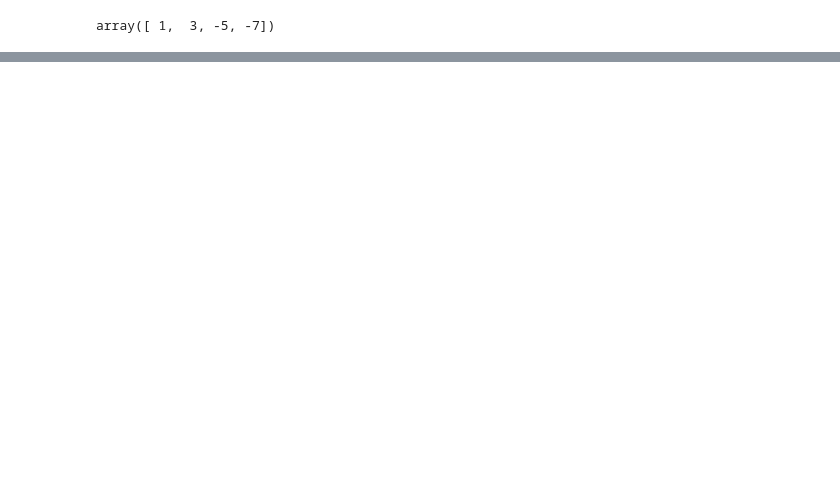
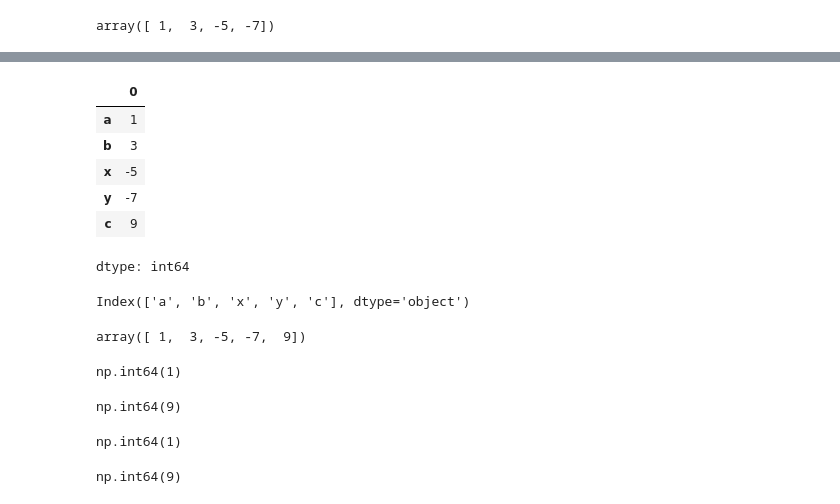
Before and after one commit to JakeOh/202504_itwill_oracle88, a Jupyter notebook: python18.ipynb, the cells around one changed output, grey strips where cells are left out. Cells and saved outputs as stored; diff of their text form; code cells hidden in the pictures; blank space fills up the shorter version.

Commit message:
pandas.Series, indexing, slicing.

```diff
--- a/python18.ipynb
+++ b/python18.ipynb
@@ -46,0 +92,37 @@ array([ 1,  3, -5, -7])
+# %%
+s2 = pd.Series(data=[1, 3, -5, -7, 9],
+               index=['a', 'b', 'x', 'y', 'c'])
+# %%
+s2
+# %% [output]
+|  | 0 |
+| a | 1 |
+| b | 3 |
+| x | -5 |
+| y | -7 |
+| c | 9 |
+dtype: int64
+# %%
+s2.index
+# %% [output]
+Index(['a', 'b', 'x', 'y', 'c'], dtype='object')
+# %%
+s2.values
+# %% [output]
+array([ 1,  3, -5, -7,  9])
+# %%
+s2.iloc[0]
+# %% [output]
+np.int64(1)
+# %%
+s2.iloc[-1]
+# %% [output]
+np.int64(9)
+# %%
+s2.loc['a']
+# %% [output]
+np.int64(1)
+# %%
+s2.loc['c']
+# %% [output]
+np.int64(9)
```
Also changed, not shown: parts of 17 cells of this notebook.
